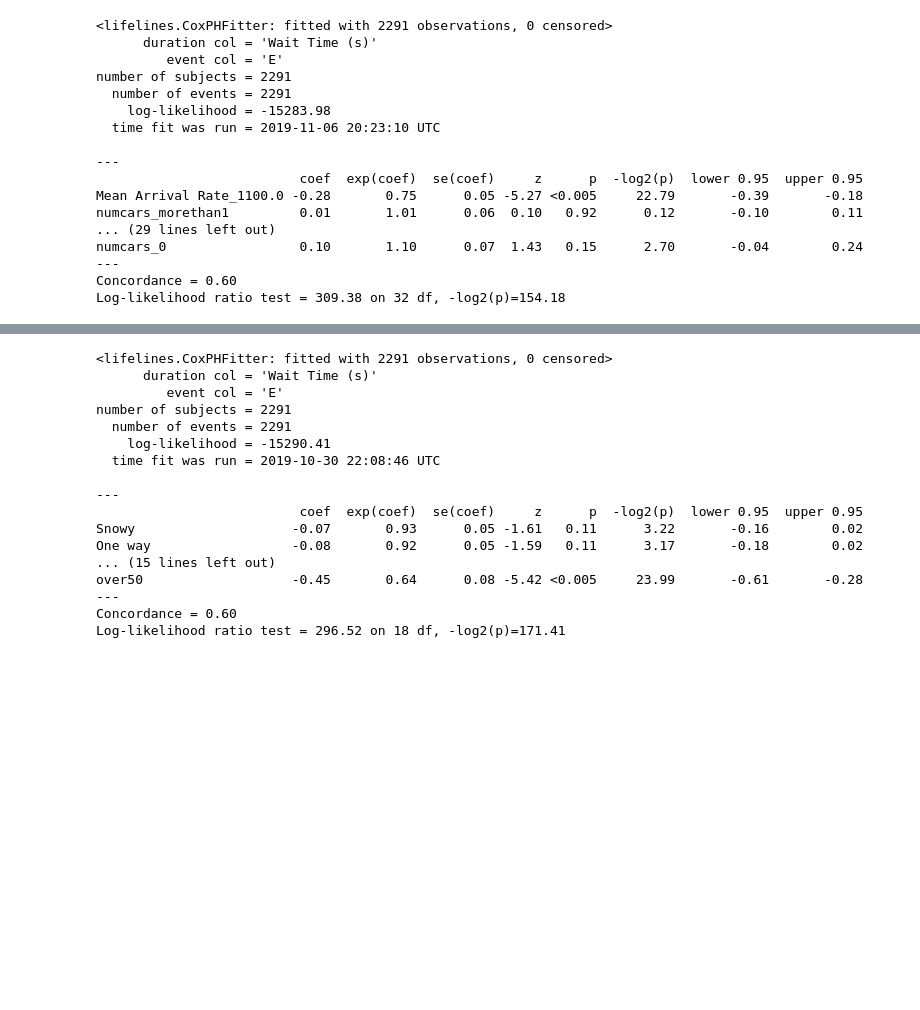
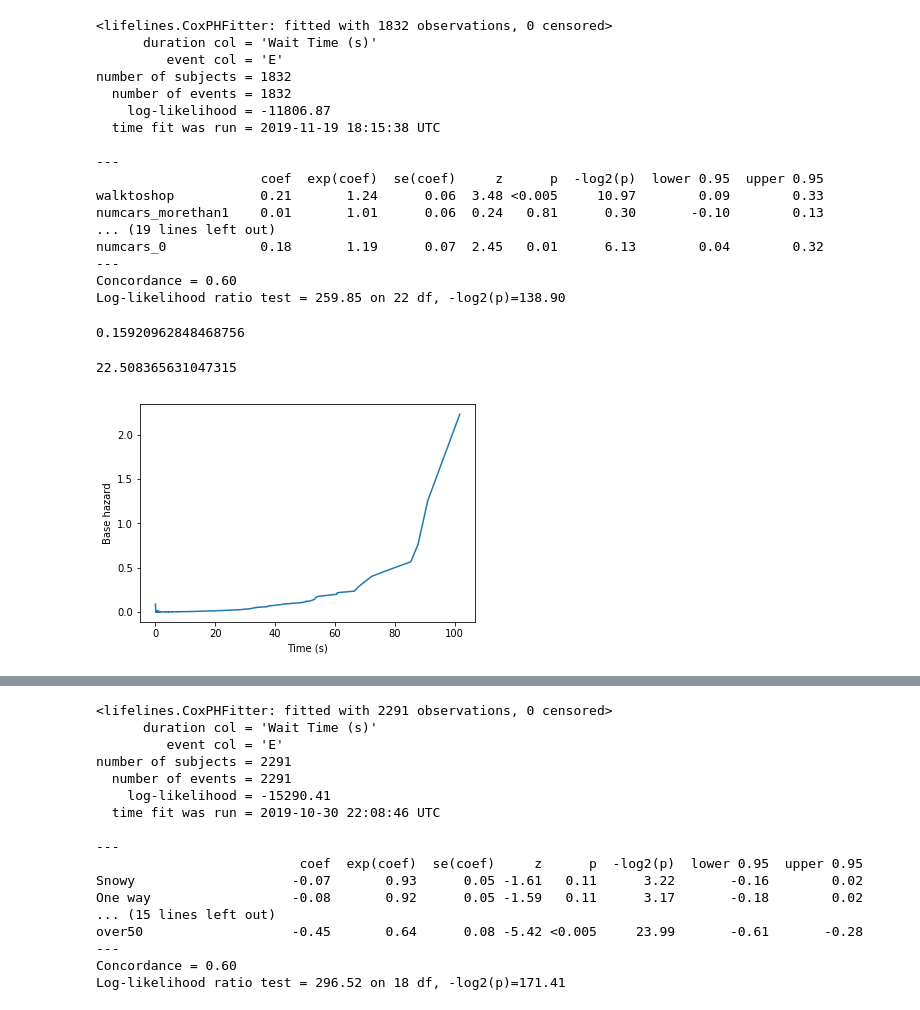
Before and after one commit to arashk1990/ProjectVR, a Jupyter notebook: models/cph.ipynb, the cells around one changed output, grey strips where cells are left out. Cells and saved outputs as stored; diff of their text form; code cells hidden in the pictures; blank space fills up the shorter version.

```diff
--- a/models/cph.ipynb
+++ b/models/cph.ipynb
@@ -14,22 +24,47 @@ with open('/home/arash/ProjectVR/cleaneddata/deepwaitdata/data', 'rb') as f:
 # %%
 cph = CoxPHFitter()
-cph.fit(data, 'Wait Time (s)', event_col='E')
+cph.fit(NCtrain, 'Wait Time (s)', event_col='E')
 cph.print_summary()
 # %% [output]
-<lifelines.CoxPHFitter: fitted with 2291 observations, 0 censored>
+<lifelines.CoxPHFitter: fitted with 1832 observations, 0 censored>
       duration col = 'Wait Time (s)'
          event col = 'E'
-number of subjects = 2291
-  number of events = 2291
-    log-likelihood = -15283.98
-  time fit was run = 2019-11-06 20:23:10 UTC
+number of subjects = 1832
+  number of events = 1832
+    log-likelihood = -11806.87
+  time fit was run = 2019-11-19 18:15:38 UTC
 
 ---
-                          coef  exp(coef)  se(coef)     z      p  -log2(p)  lower 0.95  upper 0.95
-Mean Arrival Rate_1100.0 -0.28       0.75      0.05 -5.27 <0.005     22.79       -0.39       -0.18
-numcars_morethan1         0.01       1.01      0.06  0.10   0.92      0.12       -0.10        0.11
-... (29 lines left out)
-numcars_0                 0.10       1.10      0.07  1.43   0.15      2.70       -0.04        0.24
+                     coef  exp(coef)  se(coef)     z      p  -log2(p)  lower 0.95  upper 0.95
+walktoshop           0.21       1.24      0.06  3.48 <0.005     10.97        0.09        0.33
+numcars_morethan1    0.01       1.01      0.06  0.24   0.81      0.30       -0.10        0.13
+... (19 lines left out)
+numcars_0            0.18       1.19      0.07  2.45   0.01      6.13        0.04        0.32
 ---
 Concordance = 0.60
-Log-likelihood ratio test = 309.38 on 32 df, -log2(p)=154.18
+Log-likelihood ratio test = 259.85 on 22 df, -log2(p)=138.90
+# %%
+prediction = pd.DataFrame(cph.predict_expectation(NCtrain))
+prediction.columns=['Wait Time (s)']
+
+RSS = np.linalg.norm(prediction-pd.DataFrame(NCtrain['Wait Time (s)']))**2   #residual sum of squares
+AVG = pd.DataFrame(NCtrain['Wait Time (s)']).mean()
+TSS = np.linalg.norm(pd.DataFrame(NCtrain['Wait Time (s)'])-AVG)**2         #Total sum of square
+
+R2 = 1-RSS/TSS                       #R squared
+
+R2
+# %% [output]
+0.15920962848468756
+# %%
+ np.trapz((0.614123*cph.baseline_hazard_).reset_index()['baseline hazard'],cph.baseline_hazard_.index)
+# %% [output]
+22.508365631047315
+# %%
+plt.xlabel('Time (s)')
+plt.ylabel('Base hazard')
+plt.plot(x.index,x['baseline hazard'])
+plt.plot(x.index,)
+plt.show()
+# %% [output]
+[figure, added]
```
Also changed, not shown: parts of 6 cells of this notebook.
